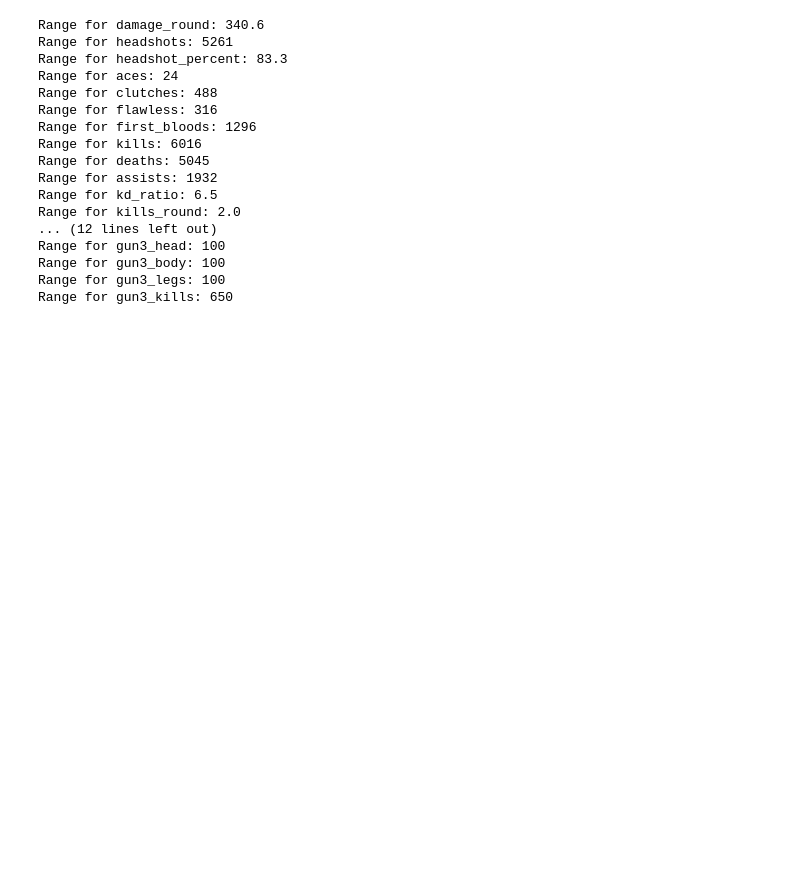
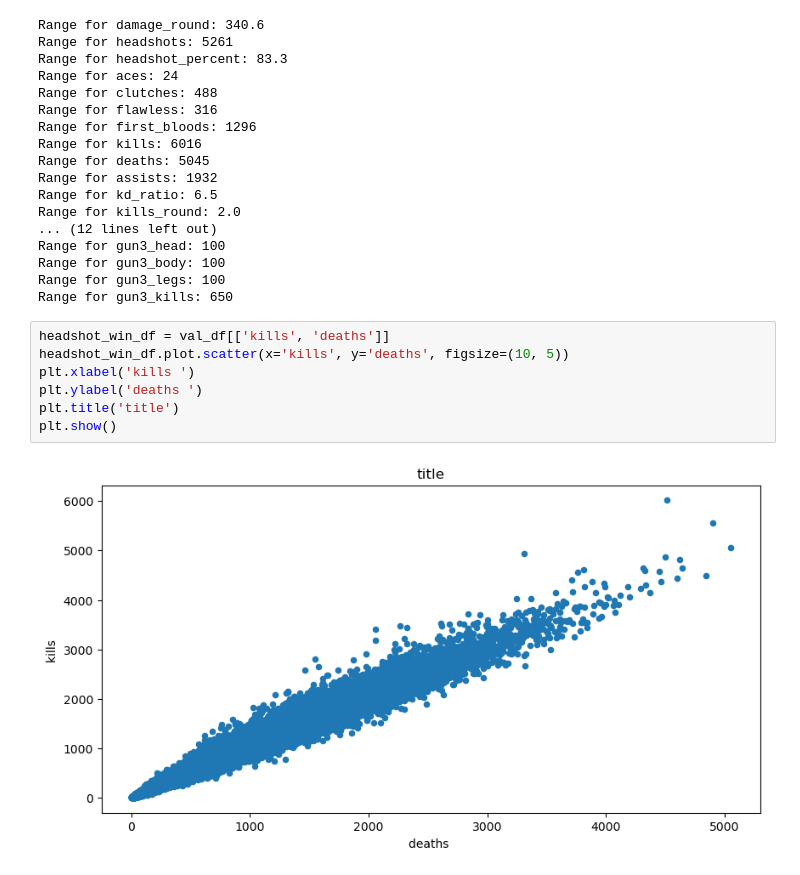
Before and after one commit to grahamogatia/valorant-statistical-modelling, a Jupyter notebook: [CSMODEL] Project - Case Study.ipynb, the cells around one changed output. Cells and saved outputs as stored; diff of their text form; blank space fills up the shorter version.

```diff
--- a/[CSMODEL] Project - Case Study.ipynb
+++ b/[CSMODEL] Project - Case Study.ipynb
@@ -1036,3 +1060,12 @@ Range for gun3_head: 100
 Range for gun3_body: 100
 Range for gun3_legs: 100
 Range for gun3_kills: 650
+# %%
+headshot_win_df = val_df[['kills', 'deaths']]
+headshot_win_df.plot.scatter(x='kills', y='deaths', figsize=(10, 5))
+plt.xlabel('kills ')
+plt.ylabel('deaths ')
+plt.title('title')
+plt.show()
+# %% [output]
+[figure, added]
```
Also changed, not shown: parts of 43 cells of this notebook.
